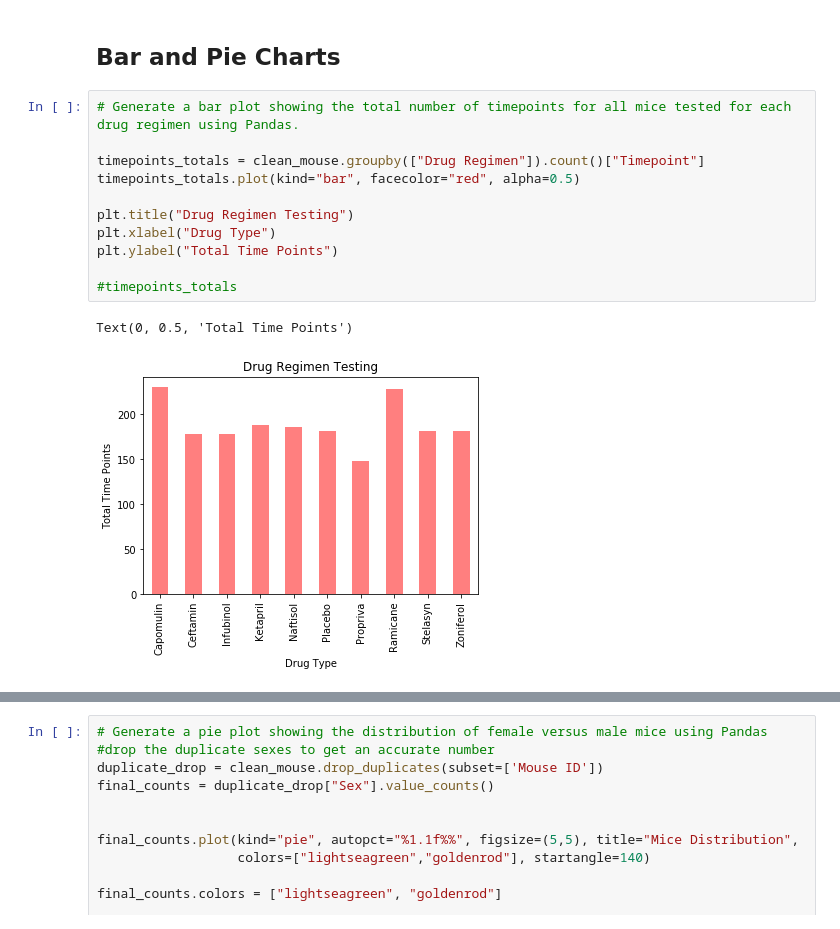
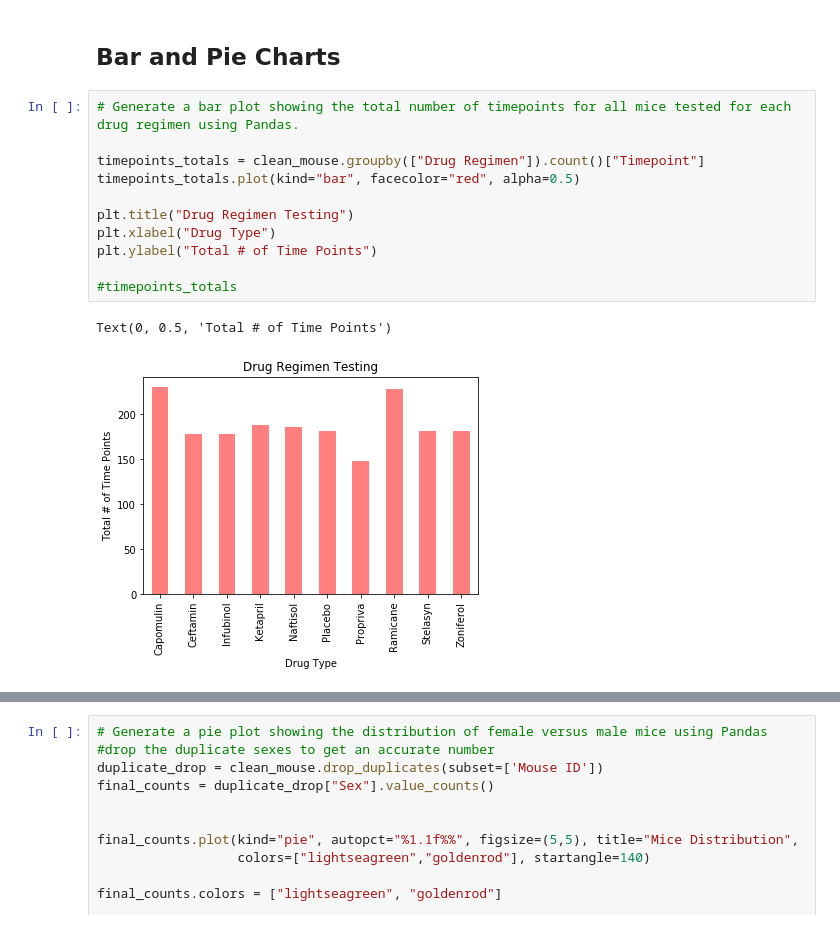
Before and after one commit to ceci-chapa/matplotlib-challenge, a Jupyter notebook: Pymaceuticals/pymaceuticals_starter.ipynb, the cells around one changed output, grey strips where cells are left out. Drawn from its saved outputs; the diff is of its cells as text.

```diff
--- a/Pymaceuticals/pymaceuticals_starter.ipynb
+++ b/Pymaceuticals/pymaceuticals_starter.ipynb
@@ -170,17 +171,17 @@ summary_table
 # %%
 # Generate a bar plot showing the total number of timepoints for all mice tested for each drug regimen using Pandas.
 
 timepoints_totals = clean_mouse.groupby(["Drug Regimen"]).count()["Timepoint"]
 timepoints_totals.plot(kind="bar", facecolor="red", alpha=0.5)
 
 plt.title("Drug Regimen Testing")
 plt.xlabel("Drug Type")
-plt.ylabel("Total Time Points")
+plt.ylabel("Total # of Time Points")
 
 #timepoints_totals
 # %% [output]
-Text(0, 0.5, 'Total Time Points')
+Text(0, 0.5, 'Total # of Time Points')
-[figure, old version]
+[figure, new version]
 # %%
 # Generate a bar plot showing the total number of timepoints for all mice tested for each drug regimen using pyplot.
 
```
Also changed, not shown: parts of 3 cells of this notebook.
